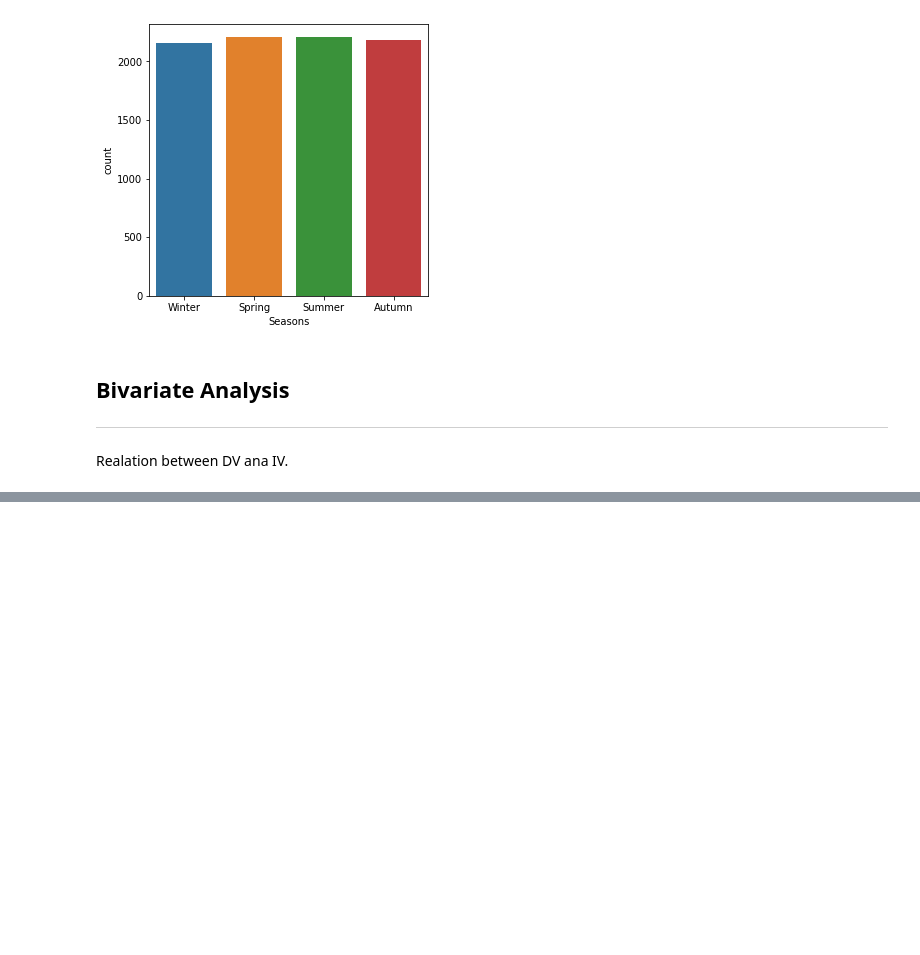
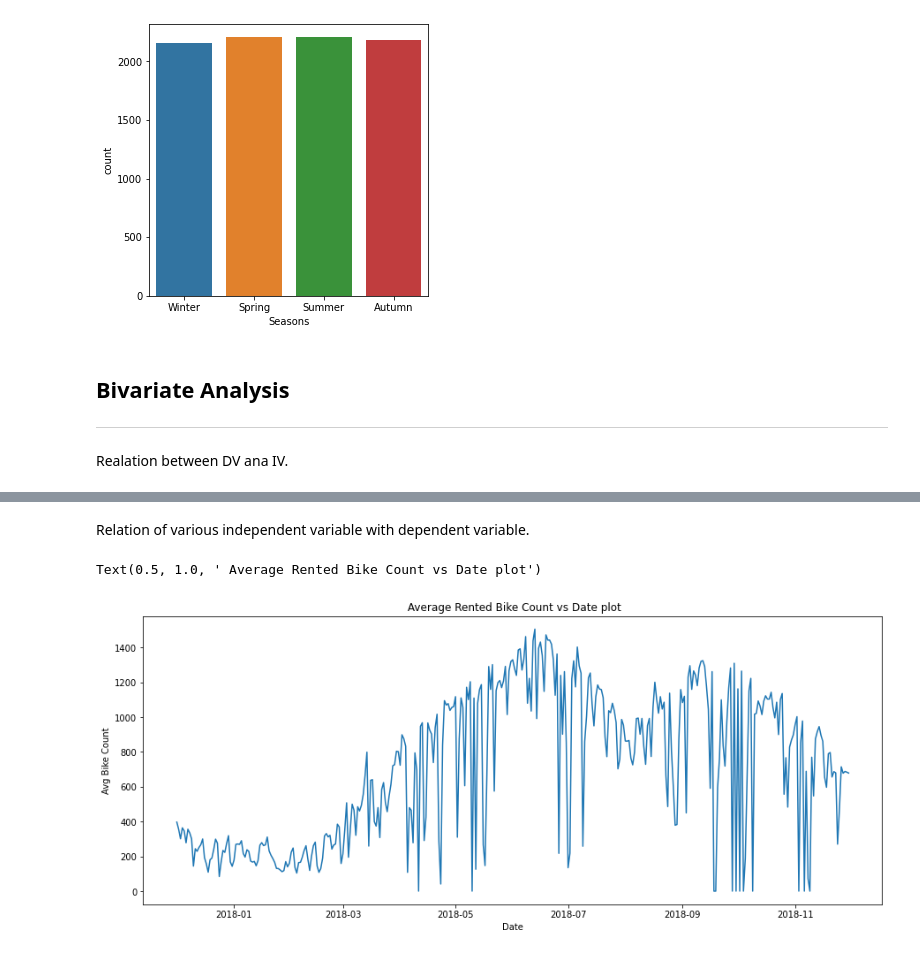
Before and after one commit to Ranjitkumarmuduli/Regression-capstone-project, a Jupyter notebook: Copy_of_Bike_Sharing_Demand_Prediction_Capstone_Project.ipynb, the cells around one changed output, grey strips where cells are left out. Cells and saved outputs as stored; diff of their text form; code cells hidden in the pictures; blank space fills up the shorter version.

```diff
--- a/Copy_of_Bike_Sharing_Demand_Prediction_Capstone_Project.ipynb
+++ b/Copy_of_Bike_Sharing_Demand_Prediction_Capstone_Project.ipynb
@@ -326,0 +344,10 @@ Realation between DV ana IV.
+# %% [markdown]
+Relation of various independent variable with dependent variable.
+# %%
+plt.figure(figsize = (15,6))
+grouped = pd.DataFrame(round(df.groupby('Date')['Rented_Bike_Count'].mean())).rename(columns = {'Rented_Bike_Count':'Avg Bike Count'})
+sns.lineplot(x = grouped.index, y = grouped['Avg Bike Count'])
+plt.title(' Average Rented Bike Count vs Date plot')
+# %% [output]
+Text(0.5, 1.0, ' Average Rented Bike Count vs Date plot')
+[figure, added]
```
Also changed, not shown: parts of 14 cells of this notebook.
